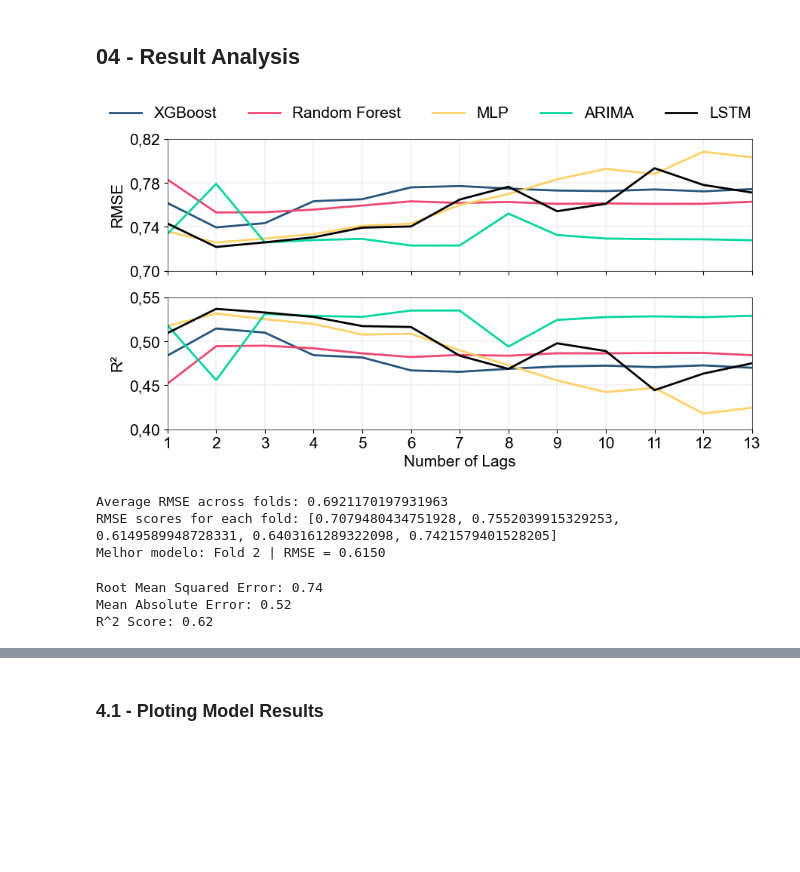
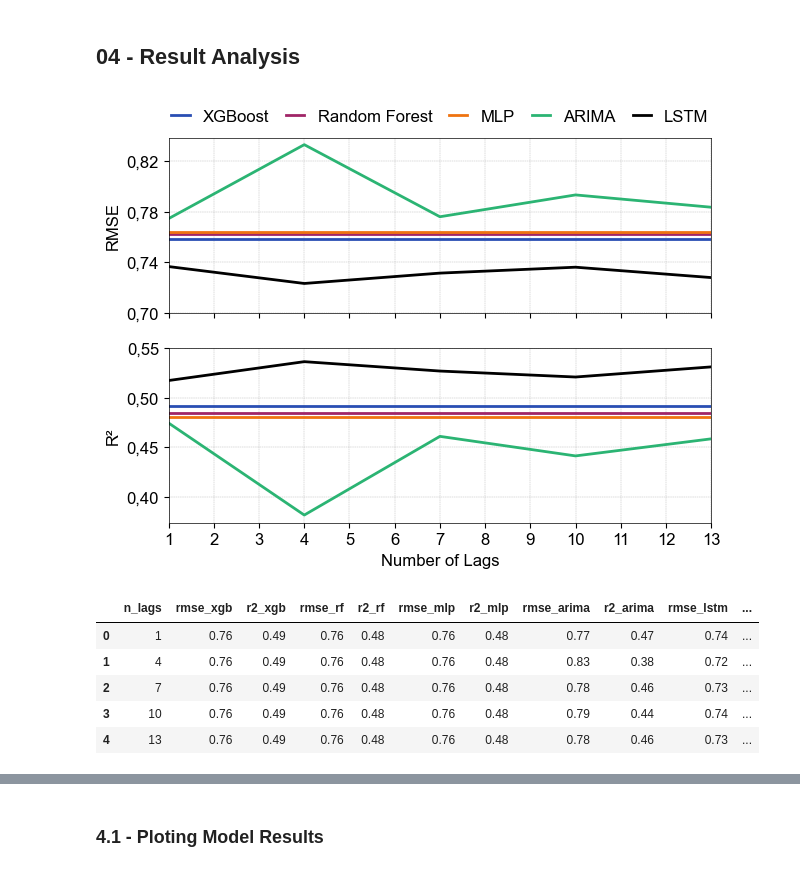
Before and after one commit to PauloCasmal/data-mining-study, a Jupyter notebook: Comparing-Models.ipynb, the cells around one changed output, grey strips where cells are left out. Drawn from its saved outputs; the diff is of its cells as text; code cells hidden in the pictures; blank space fills up the shorter version.

```diff
--- a/Comparing-Models.ipynb
+++ b/Comparing-Models.ipynb
@@ -679,7 +642,7 @@ r2_list_arima = []
 mae_list_arima = []
 lags_arima = []
 
-for i in range(13):
+for i in range(len(all_results_arima)):
     lags_arima.append(all_results_arima[i]['n_lags_arimas'])
     rmse_list_arima.append(all_results_arima[i]['rmse_avg_arimas'])
     r2_list_arima.append(all_results_arima[i]['r2_avg_arimas'])
@@ -697,8 +660,7 @@ for n_lags in lags_to_test:
     # 1. Preparação das colunas
     cols_features = []
     for i in range(1, n_lags + 1):
-        cols_features.append(f'Iron_Concentrate-lag-{i}')
-        cols_features.append(f'Silica_Concentrate-lag-{i}')
+        cols_features.append(f'lag-{i}')
 
     fold_metrics = []
     tss = TimeSeriesSplit(n_splits=5)
@@ -718,12 +680,12 @@ for n_lags in lags_to_test:
         # --- RESHAPE PARA 3D [samples, time_steps, features] ---
         # Aqui tratamos cada lag como um passo no tempo.
         # Temos 2 features (Iron e Silica) por passo de tempo.
-        X_train_3d = X_train_scaled.reshape((X_train_scaled.shape[0], n_lags, 2))
-        X_test_3d = X_test_scaled.reshape((X_test_scaled.shape[0], n_lags, 2))
+        X_train_3d = X_train_scaled.reshape((X_train_scaled.shape[0], n_lags, 1))
+        X_test_3d = X_test_scaled.reshape((X_test_scaled.shape[0], n_lags, 1))
 
         # 2. Construção da Arquitetura LSTM
         model_lstm = Sequential([
-            LSTM(50, activation='relu', input_shape=(n_lags, 2)),
+            LSTM(50, activation='relu', input_shape=(n_lags, 1)),
             Dropout(0.2),
             Dense(1)
         ])
@@ -742,10 +704,12 @@ for n_lags in lags_to_test:
         )
 
         # 4. Predição e Métricas
-        y_pred = model_lstm.predict(X_test_3d).flatten()
+        y_pred_lstm = model_lstm.predict(X_test_3d).flatten()
 
-        rmse = np.sqrt(mean_squared_error(y_test, y_pred))
-        r2 = r2_score(y_test, y_pred)
+        X_test_lstm = X_test_3d
+        y_test_lstm = y_test
+        rmse = np.sqrt(mean_squared_error(y_test_lstm, y_pred_lstm))
+        r2 = r2_score(y_test_lstm, y_pred_lstm)
 
         fold_metrics.append({'rmse': rmse, 'r2': r2})
 
@@ -791,56 +755,44 @@ for i in range(len(all_results_lstm)):
 # %% [markdown]
 ## 04 - Result Analysis
 # %%
-lags = range(1, 14)
+lags = range(1, 14, 3)
 
-fig_all_models_lags, ax = plt.subplots(2, 1, figsize=(10, 5), sharex=True)
+fig_all_models_lags, ax = plt.subplots(2, 1, figsize=(7, 5), sharex=True)
 
-ax[0].plot(lags, rmse_list_xgb, label='XGBoost', c='#26547C')
-ax[0].plot(lags, rmse_list_rf, label='Random Forest', c='#EF476F')
-ax[0].plot(lags, rmse_list_mlp, label='MLP', c="#FFD166")
-ax[0].plot(lags, rmse_list_arima, label='ARIMA', c='#06D6A0')
+ax[0].plot(lags, rmse_list_xgb, label='XGBoost', c='#294EB3')
+ax[0].plot(lags, rmse_list_rf, label='Random Forest', c='#A02567')
+ax[0].plot(lags, rmse_list_mlp, label='MLP', c="#EF7310")
+ax[0].plot(lags, rmse_list_arima, label='ARIMA', c='#2BB473')
 ax[0].plot(lags, rmse_list_lstm, label='LSTM', c="k")
 
-ax[1].plot(lags, r2_list_xgb, label='XGBoost', c='#26547C')
-ax[1].plot(lags, r2_list_rf, label='Random Forest', c='#EF476F')
-ax[1].plot(lags, r2_list_mlp, label='MLP', c='#FFD166')
-ax[1].plot(lags, r2_list_arima, label='ARIMA', c='#06D6A0')
+ax[1].plot(lags, r2_list_xgb, label='XGBoost', c='#294EB3')
+ax[1].plot(lags, r2_list_rf, label='Random Forest', c='#A02567')
+ax[1].plot(lags, r2_list_mlp, label='MLP', c='#EF7310')
+ax[1].plot(lags, r2_list_arima, label='ARIMA', c='#2BB473')
 ax[1].plot(lags, r2_list_lstm, label='LSTM', c='k')
 
 ax[0].set_ylabel('RMSE')
 ax[1].set_ylabel('R²')
 ax[1].set_xlabel('Number of Lags')
 
-ax[0].legend(ncols=5, loc='upper center', bbox_to_anchor=(0.45, 1.35), frameon=False)
+ax[0].legend(ncol=5,
+             loc='upper center',
+             bbox_to_anchor=(0.5, 1.25),
+             handlelength=1.1,
+             columnspacing=1,
+             frameon=False)
+
 ax[1].set_xticks(range(1, 14))
 ax[1].set_xlim(1, 13)
 
 ax[0].set_yticks(np.arange(0.7, 0.83, 0.04))
 ax[1].set_yticks(np.arange(0.4, 0.55, 0.05))
 
 ax[0].grid(lw=0.3)
 ax[1].grid(lw=0.3)
 
+fig_all_models_lags.savefig(r'G:\Meu Drive\03 - Facens\03 - Data Science\02-TCC-POS\05-Figures\res-models-comparinson-lags.svg', dpi=140, format='svg', transparent=True)
+
 plt.show()
 # %% [output]
-[figure, old version]
+[figure, new version]
-# %%
-print(f'Average RMSE across folds: {np.mean(scores)}')
-print(f'RMSE scores for each fold: {scores}')
-print(f"Melhor modelo: Fold {best_fold} | RMSE = {best_rmse:.4f}")
-# %% [output]
-Average RMSE across folds: 0.6921170197931963
-RMSE scores for each fold: [0.7079480434751928, 0.7552039915329253, 0.6149589948728331, 0.6403161289322098, 0.7421579401528205]
-Melhor modelo: Fold 2 | RMSE = 0.6150
-# %%
-rmse = np.sqrt(mean_squared_error(y_test, y_pred))
-mae = mean_absolute_error(y_test, y_pred)
-r2 = r2_score(y_test, y_pred)
-
-print(f'Root Mean Squared Error: {rmse:.2f}')
-print(f'Mean Absolute Error: {mae:.2f}')
-print(f'R^2 Score: {r2:.2f}')
-# %% [output]
-Root Mean Squared Error: 0.74
-Mean Absolute Error: 0.52
-R^2 Score: 0.62
@@ -846,0 +813,9 @@ R^2 Score: 0.62
+# %%
+metrics_df
+# %% [output]
+|  | n_lags | rmse_xgb | r2_xgb | rmse_rf | r2_rf | rmse_mlp | r2_mlp | rmse_arima | r2_arima | rmse_lstm | ... |
+| 0 | 1 | 0.76 | 0.49 | 0.76 | 0.48 | 0.76 | 0.48 | 0.77 | 0.47 | 0.74 | ... |
+| 1 | 4 | 0.76 | 0.49 | 0.76 | 0.48 | 0.76 | 0.48 | 0.83 | 0.38 | 0.72 | ... |
+| 2 | 7 | 0.76 | 0.49 | 0.76 | 0.48 | 0.76 | 0.48 | 0.78 | 0.46 | 0.73 | ... |
+| 3 | 10 | 0.76 | 0.49 | 0.76 | 0.48 | 0.76 | 0.48 | 0.79 | 0.44 | 0.74 | ... |
+| 4 | 13 | 0.76 | 0.49 | 0.76 | 0.48 | 0.76 | 0.48 | 0.78 | 0.46 | 0.73 | ... |
```
Also changed, not shown: parts of 37 cells of this notebook, 1 other file.
